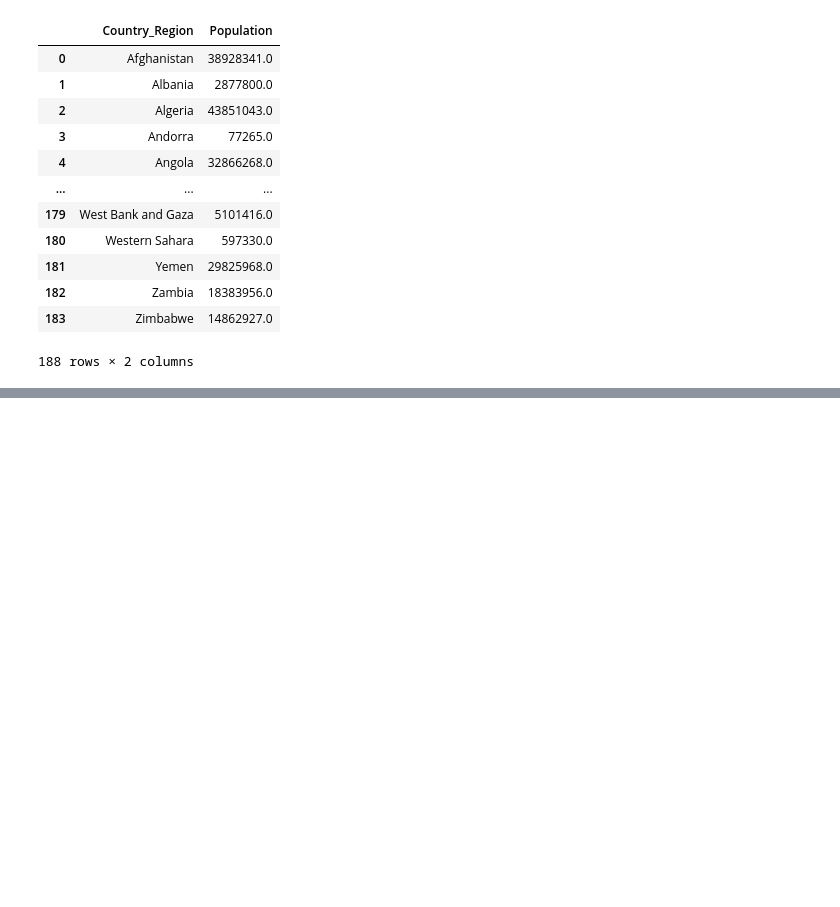
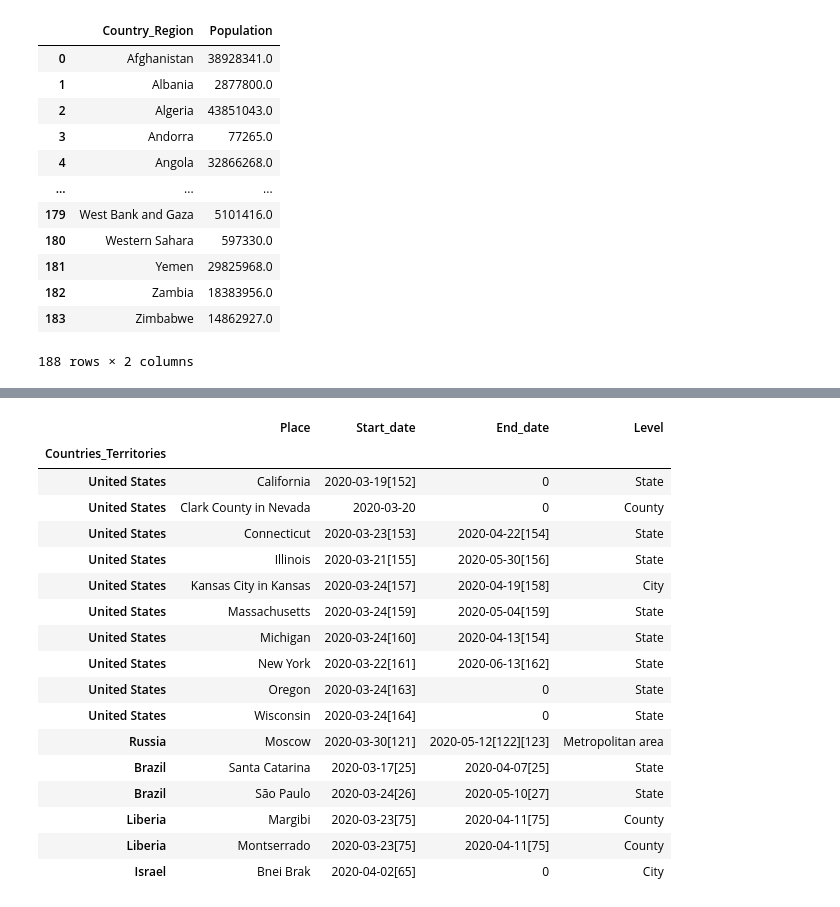
Before and after one commit to phuphan626/Group-4-Project-1, a Jupyter notebook: analysis/Covid-19-analysis.ipynb, the cells around one changed output, grey strips where cells are left out. Drawn from its saved outputs; the diff is of its cells as text; code cells hidden in the pictures; blank space fills up the shorter version.

```diff
--- a/analysis/Covid-19-analysis.ipynb
+++ b/analysis/Covid-19-analysis.ipynb
@@ -247,0 +217,13 @@ regional_lockdown_df.fillna(0)
+# %%
+# We will pick out some example countries that have large population, and did lockdown on national and regional level:
+# Australia, Germany, Brazil, Russia, USA,France,Italy
+example_countries_df=reindexed_df.loc[['Australia','United States','Russia','Germany','Brazil','France','Italy','Liberia','Israel'],['Place','Start_date','End_date','Level']]
+
+# Find the national and regional lockdown aountries
+national_lockdown_df=example_countries_df.loc[example_countries_df['Level']=='National']
+regional_lockdown_df=example_countries_df.loc[example_countries_df['Level']!= 'National']
+# Fill the NaN cells, as some of them does not contain any information.
+national_lockdown_df['End_date']=national_lockdown_df['End_date'].fillna(value='0')
+regional_lockdown_df['End_date']=regional_lockdown_df['End_date'].fillna(value='0')
+# Display the national_lockdown_df
+national_lockdown_df
@@ -247,0 +248,22 @@ regional_lockdown_df.fillna(0)
+# %%
+# Display the regional_lockdown_df
+regional_lockdown_df
+# %% [output]
+|  | Place | Start_date | End_date | Level |
+| Countries_Territories |  |  |  |  |
+| United States | California | 2020-03-19[152] | 0 | State |
+| United States | Clark County in Nevada | 2020-03-20 | 0 | County |
+| United States | Connecticut | 2020-03-23[153] | 2020-04-22[154] | State |
+| United States | Illinois | 2020-03-21[155] | 2020-05-30[156] | State |
+| United States | Kansas City in Kansas | 2020-03-24[157] | 2020-04-19[158] | City |
+| United States | Massachusetts | 2020-03-24[159] | 2020-05-04[159] | State |
+| United States | Michigan | 2020-03-24[160] | 2020-04-13[154] | State |
+| United States | New York | 2020-03-22[161] | 2020-06-13[162] | State |
+| United States | Oregon | 2020-03-24[163] | 0 | State |
+| United States | Wisconsin | 2020-03-24[164] | 0 | State |
+| Russia | Moscow | 2020-03-30[121] | 2020-05-12[122][123] | Metropolitan area |
+| Brazil | Santa Catarina | 2020-03-17[25] | 2020-04-07[25] | State |
+| Brazil | São Paulo | 2020-03-24[26] | 2020-05-10[27] | State |
+| Liberia | Margibi | 2020-03-23[75] | 2020-04-11[75] | County |
+| Liberia | Montserrado | 2020-03-23[75] | 2020-04-11[75] | County |
+| Israel | Bnei Brak | 2020-04-02[65] | 0 | City |
```
Also changed, not shown: parts of 9 cells of this notebook.
